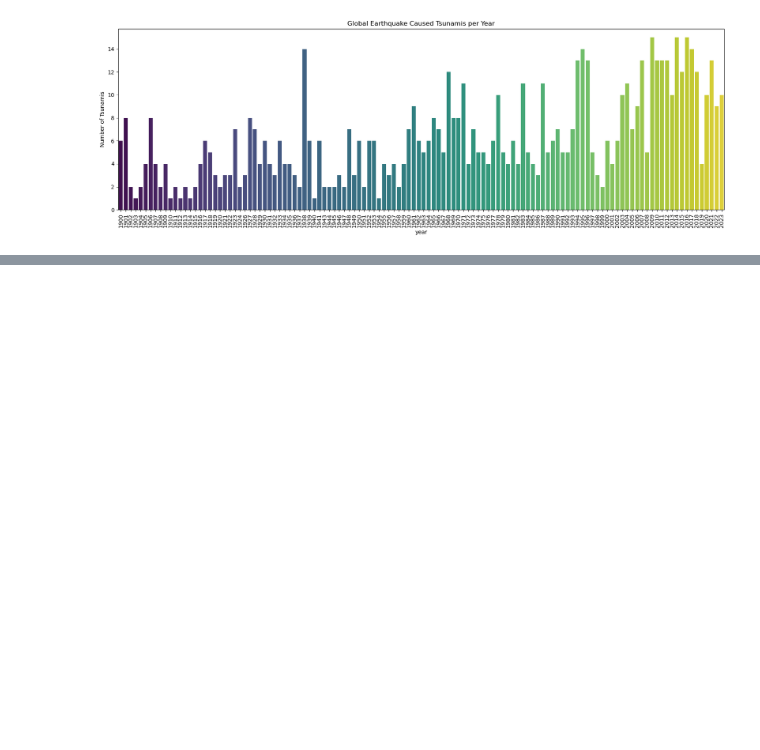
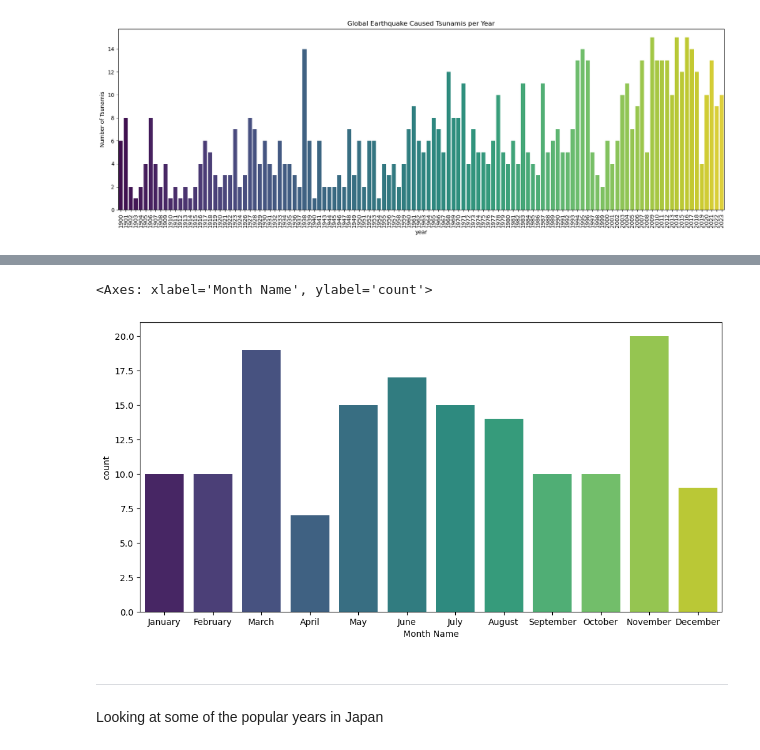
Before and after one commit to risk200/Global-Tsunamis, a Jupyter notebook: Global Tsunamis 1900 to 2023.ipynb, the cells around one changed output, grey strips where cells are left out. Cells and saved outputs as stored; diff of their text form; code cells hidden in the pictures; blank space fills up the shorter version.

```diff
--- a/Global Tsunamis 1900 to 2023.ipynb
+++ b/Global Tsunamis 1900 to 2023.ipynb
@@ -384,5 +430,5 @@ Japan has had 156 tsunami's since 1900. Lets take a closer look at japan's data:
 # %%
-japan = pro_tsu[pro_tsu['Country'] == 'japan']
+japan = pro_tsu[pro_tsu['Country'] == 'Japan'].copy()
 # %%
 japan.shape
 # %% [output]
@@ -411,0 +458,10 @@ Text(0.5, 1.0, 'Yearly Japanese Tsunamis')
+# %%
+plt.figure(figsize=(12,6))
+
+sns.countplot(data = japan.sort_values('Month'), x = 'Month Name', palette = pal)
+# %% [output]
+<Axes: xlabel='Month Name', ylabel='count'>
+[figure, added]
+# %% [markdown]
+____
+Looking at some of the popular years in Japan
```
Also changed, not shown: parts of 68 cells of this notebook.
